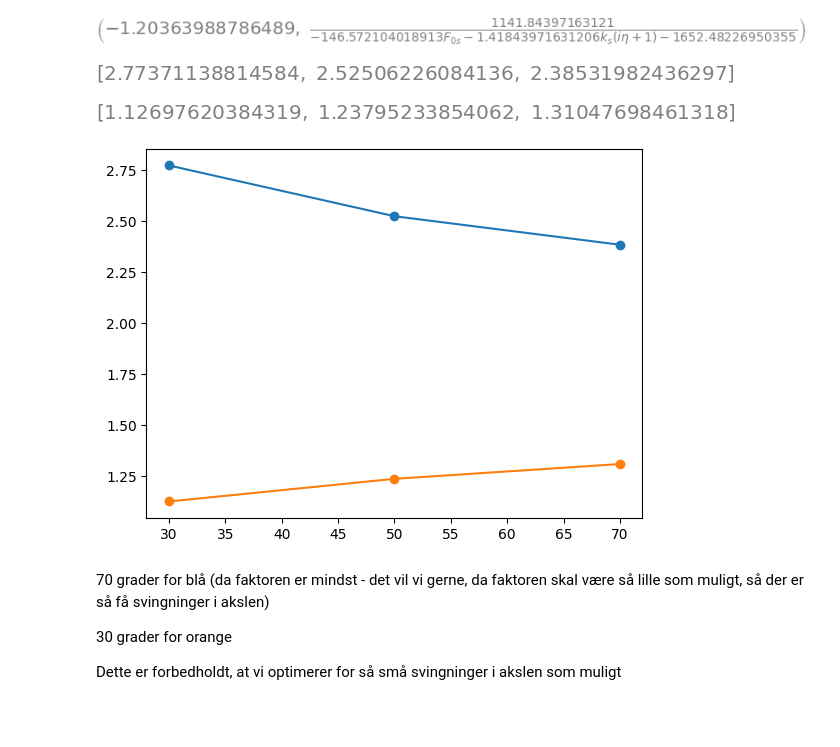
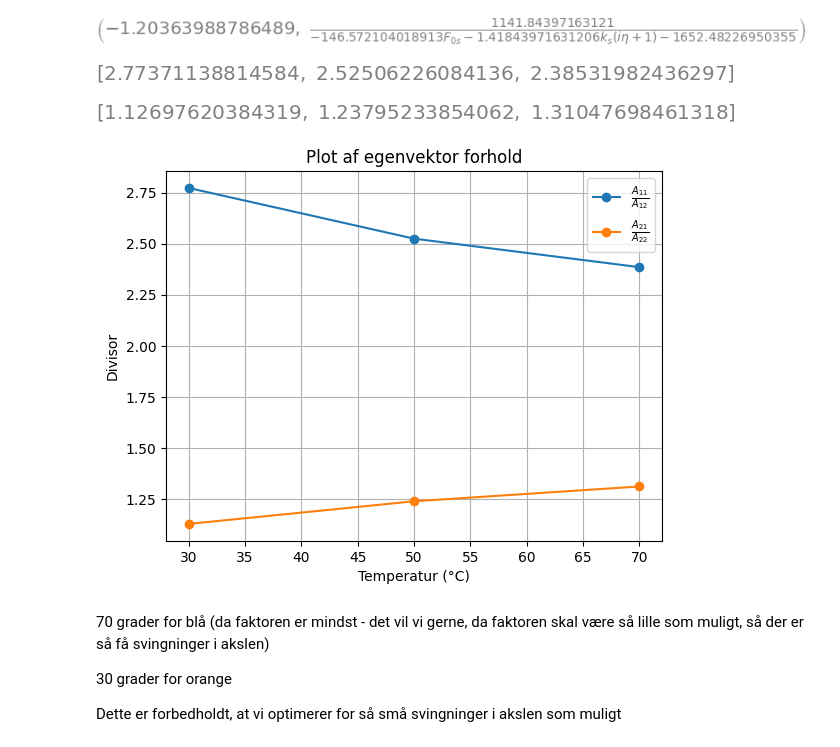
Before and after one commit to Apros7/Mat1Project, a Jupyter notebook: Opgave 4.7+4.8.ipynb, the cells around one changed output. Drawn from its saved outputs; the diff is of its cells as text; code cells hidden in the pictures; blank space fills up the shorter version.

```diff
--- a/Opgave 4.7+4.8.ipynb
+++ b/Opgave 4.7+4.8.ipynb
@@ -91,7 +91,8 @@ values
 $\displaystyle \left[ \left[ \left[\begin{matrix}0.94072907059124 - 0.000116699675227937 i\\-0.339158962685261 + 1.24893799813809 \cdot 10^{-5} i\end{matrix}\right]\right], \  \left[ \left[\begin{matrix}0.85186401775836 + 0.000137045273680128 i\\0.755884661598644 + 5.56702420532263 \cdot 10^{-5} i\end{matrix}\right]\right]\right]$
 # %%
 def find_faktorer(A):
-    values = [sqrt(val) for val in A.eigenvals().keys()] + [-sqrt(val) for val in A.eigenvals().keys()]
+    løsninger = [x for x in (list(A.eigenvals().keys()))[::-1]]
+    values = [sqrt(val) for val in løsninger] + [-sqrt(val) for val in løsninger]
     values = [val for val in values if re(val)/abs(val) > 0]
     xi = list(set([-re(lamb)/abs(lamb) for lamb in values]))
     omega_n = list(set([abs(lamb) for lamb in values]))
@@ -218,24 +219,31 @@ A[0]/A[1], A[2]/A[3]
 [figure]
 # %%
 import matplotlib.pyplot as plt
+import importlib
+importlib.reload(plt)
 
 def get_divs(A):
     return A[0][0]/A[0][1], A[1][0]/A[1][1]
 
 div_A11_A12 = [abs(get_divs(x)[0]) for x in [eigenvects30, eigenvects50, eigenvects70]]
 div_A21_A22 = [abs(get_divs(x)[1]) for x in [eigenvects30, eigenvects50, eigenvects70]]
 
 display(div_A11_A12)
 display(div_A21_A22)
 
 x = [30, 50, 70]
-plt.plot(x, div_A11_A12, marker='o', linestyle='-')
-plt.plot(x, div_A21_A22, marker='o', linestyle='-')
+plt.plot(x, div_A11_A12, marker='o', linestyle='-', label = "$\\frac{A_{11}}{A_{12}}$")
+plt.plot(x, div_A21_A22, marker='o', linestyle='-', label = "$\\frac{A_{21}}{A_{22}}$")
+plt.grid(True)
+plt.legend()
+plt.ylabel("Divisor")
+plt.xlabel("Temperatur (°C)")
+plt.title("Plot af egenvektor forhold")
 plt.show()
 # %% [output]
 [figure]
 [figure]
-[figure, old version]
+[figure, new version]
 # %% [markdown]
 70 grader for blå (da faktoren er mindst - det vil vi gerne, da faktoren skal være så lille som muligt, så der er så få svingninger i akslen)
 
```
Also changed, not shown: parts of 1 cell of this notebook.
